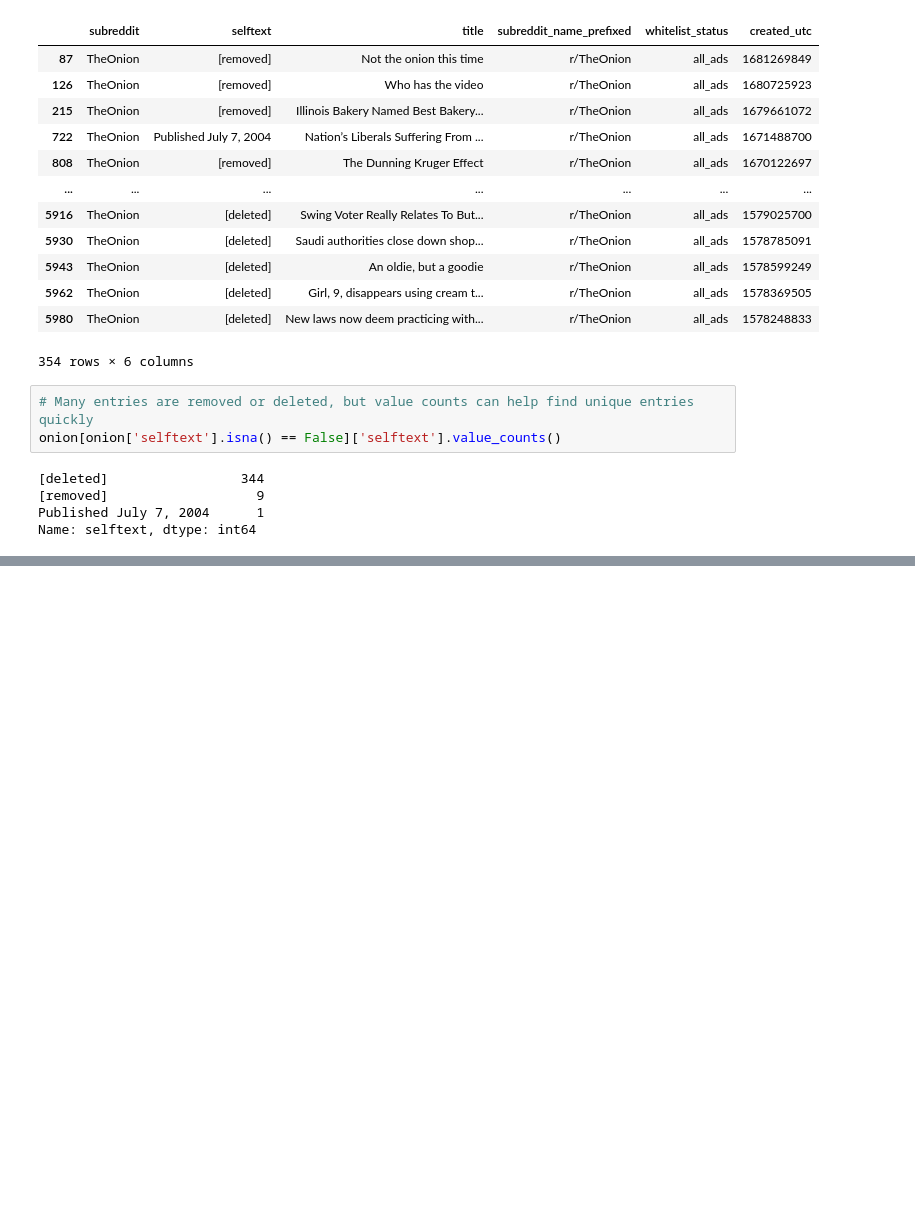
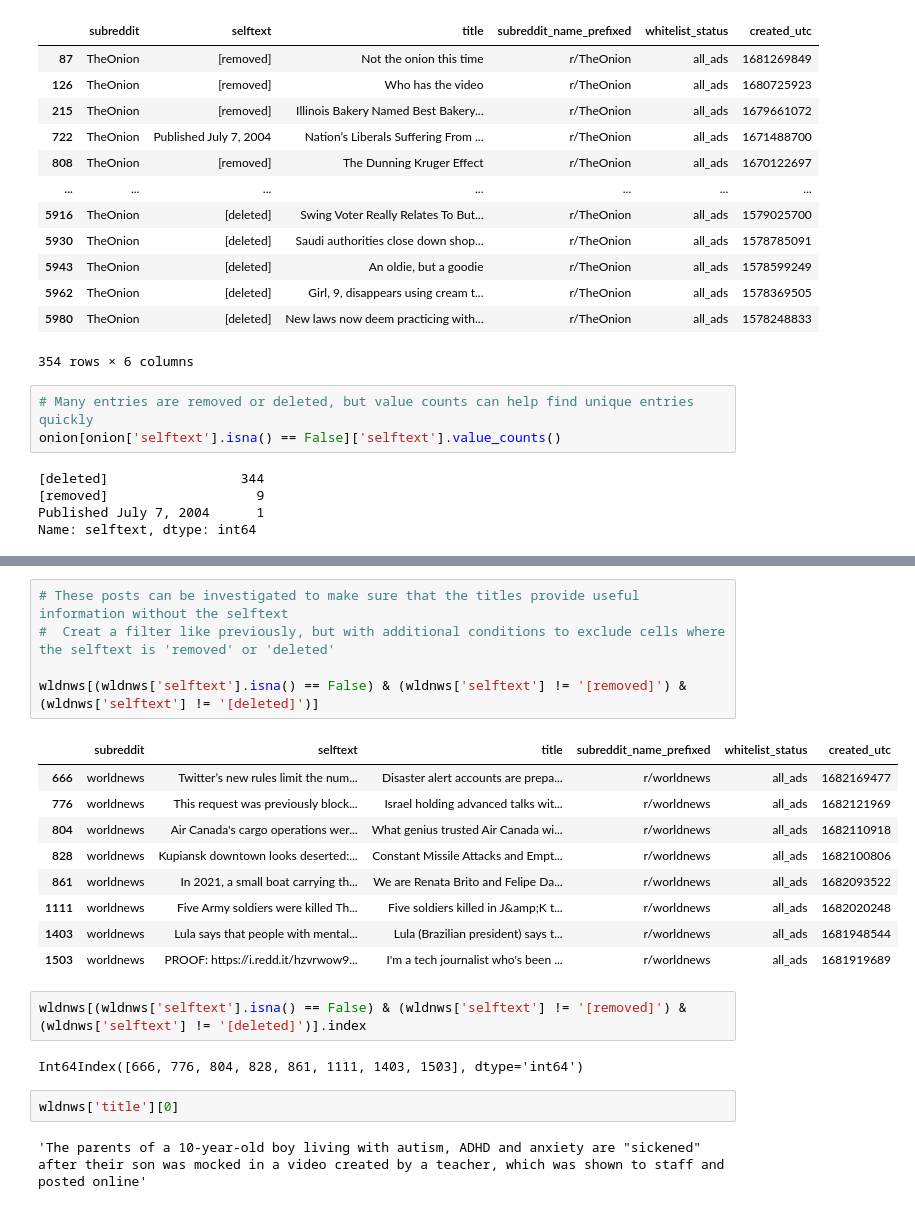
Before and after one commit to drossDS/Humor_Identification_with_NLP, a Jupyter notebook: code/2-Data_Cleaning.ipynb, the cells around one changed output, grey strips where cells are left out. Cells and saved outputs as stored; diff of their text form; blank space fills up the shorter version.

```diff
--- a/code/2-Data_Cleaning.ipynb
+++ b/code/2-Data_Cleaning.ipynb
@@ -209,0 +263,23 @@ Name: selftext, dtype: int64
+# %%
+# These posts can be investigated to make sure that the titles provide useful information without the selftext
+#  Creat a filter like previously, but with additional conditions to exclude cells where the selftext is 'removed' or 'deleted'
+
+wldnws[(wldnws['selftext'].isna() == False) & (wldnws['selftext'] != '[removed]') & (wldnws['selftext'] != '[deleted]')]
+# %% [output]
+|  | subreddit | selftext | title | subreddit_name_prefixed | whitelist_status | created_utc |
+| 666 | worldnews | Twitter’s new rules limit the num... | Disaster alert accounts are prepa... | r/worldnews | all_ads | 1682169477 |
+| 776 | worldnews | This request was previously block... | Israel holding advanced talks wit... | r/worldnews | all_ads | 1682121969 |
+| 804 | worldnews | Air Canada's cargo operations wer... | What genius trusted Air Canada wi... | r/worldnews | all_ads | 1682110918 |
+| 828 | worldnews | Kupiansk downtown looks deserted:... | Constant Missile Attacks and Empt... | r/worldnews | all_ads | 1682100806 |
+| 861 | worldnews | In 2021, a small boat carrying th... | We are Renata Brito and Felipe Da... | r/worldnews | all_ads | 1682093522 |
+| 1111 | worldnews | Five Army soldiers were killed Th... | Five soldiers killed in J&amp;K t... | r/worldnews | all_ads | 1682020248 |
+| 1403 | worldnews | Lula says that people with mental... | Lula (Brazilian president) says t... | r/worldnews | all_ads | 1681948544 |
+| 1503 | worldnews | PROOF: https://i.redd.it/hzvrwow9... | I'm a tech journalist who's been ... | r/worldnews | all_ads | 1681919689 |
+# %%
+wldnws[(wldnws['selftext'].isna() == False) & (wldnws['selftext'] != '[removed]') & (wldnws['selftext'] != '[deleted]')].index
+# %% [output]
+Int64Index([666, 776, 804, 828, 861, 1111, 1403, 1503], dtype='int64')
+# %%
+wldnws['title'][0]
+# %% [output]
+'The parents of a 10-year-old boy living with autism, ADHD and anxiety are "sickened" after their son was mocked in a video created by a teacher, which was shown to staff and posted online'
```
Also changed, not shown: parts of 7 cells of this notebook.
